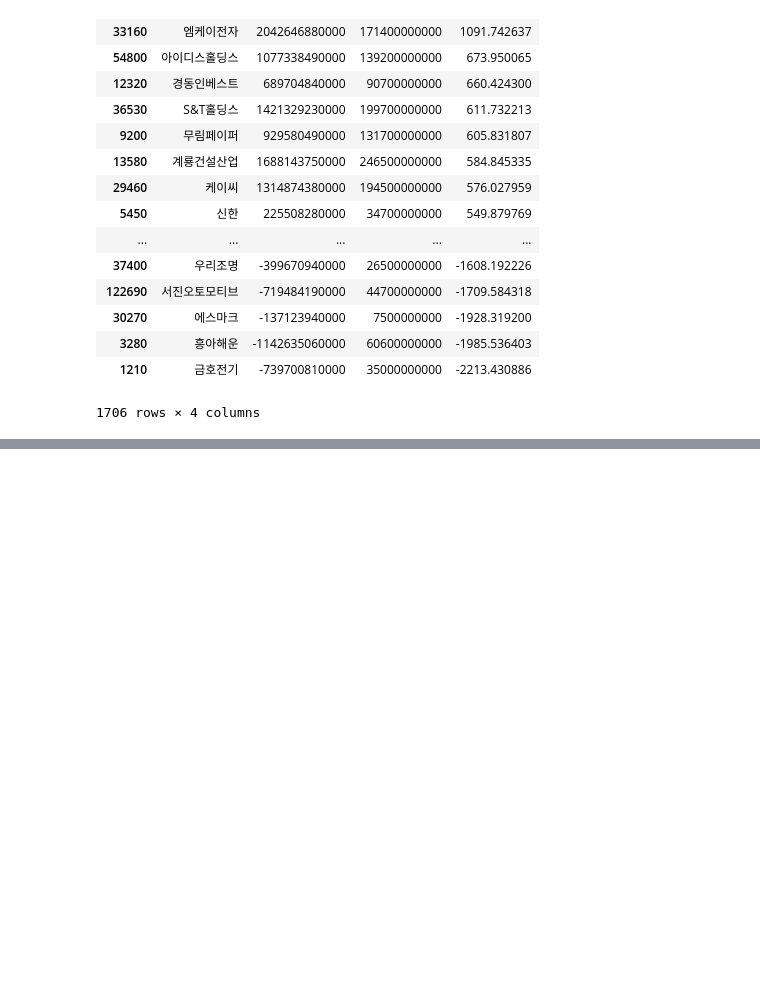
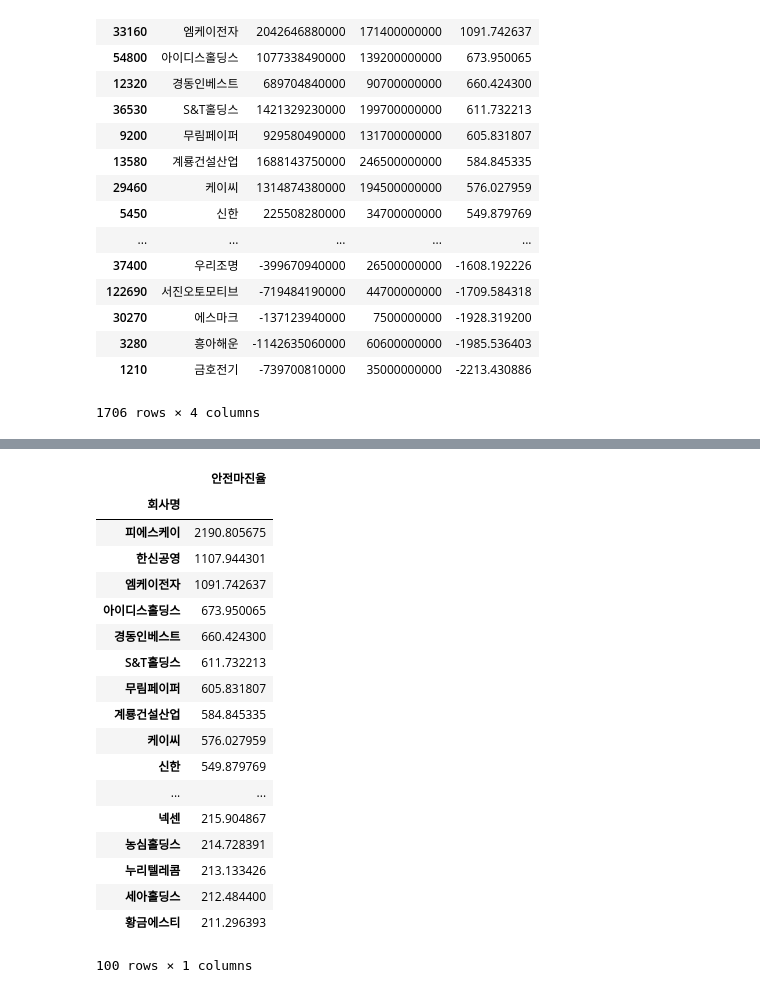
Before and after one commit to wjlee0908/korean-stock-margin, a Jupyter notebook: graph.ipynb, the cells around one changed output, grey strips where cells are left out. Drawn from its saved outputs; the diff is of its cells as text; code cells hidden in the pictures; blank space fills up the shorter version.

```diff
--- a/graph.ipynb
+++ b/graph.ipynb
@@ -38,0 +145,24 @@ df
+# %%
+# 안전마진 비율 그래프
+high_margin_df = margin_df.iloc[:100]
+high_margin_df
+# %% [output]
+|  | 안전마진율 |
+| 회사명 |  |
+| 피에스케이 | 2190.805675 |
+| 한신공영 | 1107.944301 |
+| 엠케이전자 | 1091.742637 |
+| 아이디스홀딩스 | 673.950065 |
+| 경동인베스트 | 660.424300 |
+| S&T홀딩스 | 611.732213 |
+| 무림페이퍼 | 605.831807 |
+| 계룡건설산업 | 584.845335 |
+| 케이씨 | 576.027959 |
+| 신한 | 549.879769 |
+| ... | ... |
+| 넥센 | 215.904867 |
+| 농심홀딩스 | 214.728391 |
+| 누리텔레콤 | 213.133426 |
+| 세아홀딩스 | 212.484400 |
+| 황금에스티 | 211.296393 |
+100 rows × 1 columns
```
Also changed, not shown: parts of 19 cells of this notebook, 5 other files.
